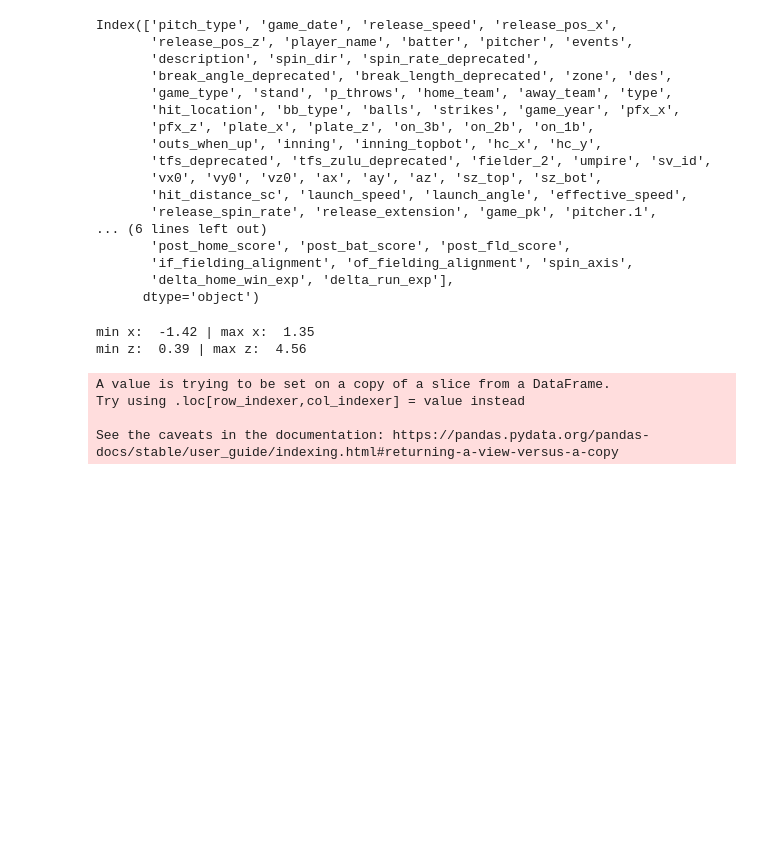
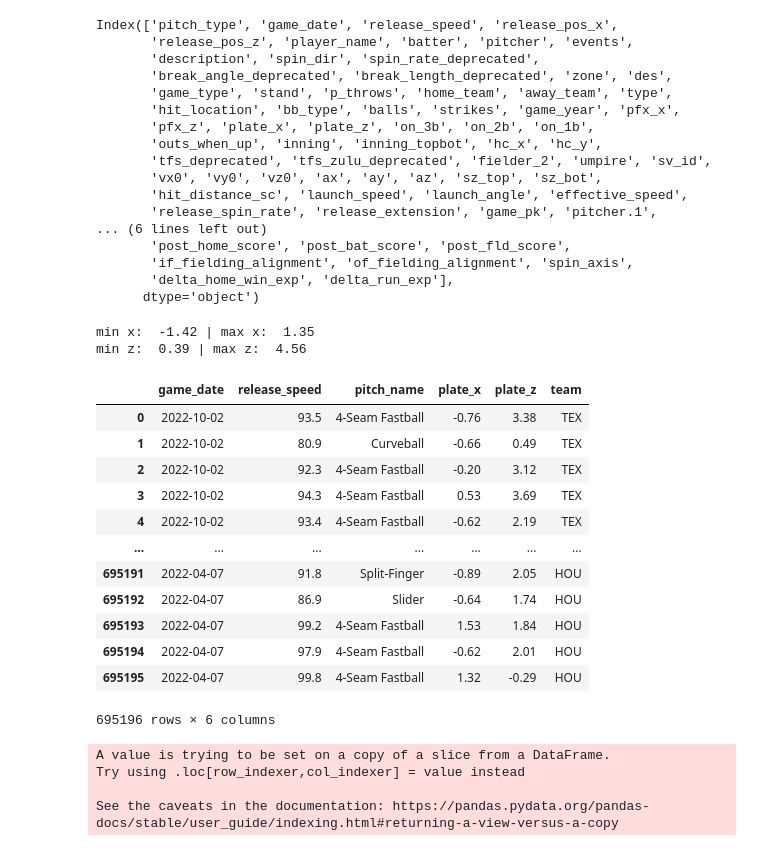
Before and after one commit to arridani/w209-final, a Jupyter notebook: notebooks/hypothesis1_eda.ipynb, the cells around one changed output. Saved outputs shown, nothing was run; the diff lists cells and outputs as text; code cells hidden in the pictures; blank space fills up the shorter version.

```diff
--- a/notebooks/hypothesis1_eda.ipynb
+++ b/notebooks/hypothesis1_eda.ipynb
@@ -29,19 +29,33 @@ Index(['pitch_type', 'game_date', 'release_speed', 'release_pos_x',
       dtype='object')
 # %%
 # filter columns
-columns = ['game_date', 'home_team', 'away_team', 'release_speed',
-       'inning_topbot', 'pitch_name',
-       'plate_x', 'plate_z', 'description']
+df['team'] = [row['away_team'] if row['inning_topbot'] == 'Top' else row['home_team'] for index,row in df.iterrows()]
+columns = ['game_date', 'release_speed', 'pitch_name',
+       'plate_x', 'plate_z', 'team']
 filtered = df[columns]
 # avg_pitch_speeds = df.groupby('pitch_name').mean()['release_speed'].reset_index()
 # filtered.merge(avg_pitch_speeds, on = 'pitch_name')
-# filtered.to_csv('../data/hypothesis_1_20221108.csv', index = False)
-only_strikes = filtered[filtered.description == 'called_strike']
+filtered.to_csv('../data/hypothesis_1_20221109.csv', index = False)
+only_strikes = df[df.description == 'called_strike']
 print('min x: ',only_strikes.plate_x.min(), '|', 'max x: ', only_strikes.plate_x.max())
 print('min z: ', only_strikes.plate_z.min(), '|', 'max z: ', only_strikes.plate_z.max())
+filtered
 # %% [output]
 min x:  -1.42 | max x:  1.35
 min z:  0.39 | max z:  4.56
+|  | game_date | release_speed | pitch_name | plate_x | plate_z | team |
+| 0 | 2022-10-02 | 93.5 | 4-Seam Fastball | -0.76 | 3.38 | TEX |
+| 1 | 2022-10-02 | 80.9 | Curveball | -0.66 | 0.49 | TEX |
+| 2 | 2022-10-02 | 92.3 | 4-Seam Fastball | -0.20 | 3.12 | TEX |
+| 3 | 2022-10-02 | 94.3 | 4-Seam Fastball | 0.53 | 3.69 | TEX |
+| 4 | 2022-10-02 | 93.4 | 4-Seam Fastball | -0.62 | 2.19 | TEX |
+| ... | ... | ... | ... | ... | ... | ... |
+| 695191 | 2022-04-07 | 91.8 | Split-Finger | -0.89 | 2.05 | HOU |
+| 695192 | 2022-04-07 | 86.9 | Slider | -0.64 | 1.74 | HOU |
+| 695193 | 2022-04-07 | 99.2 | 4-Seam Fastball | 1.53 | 1.84 | HOU |
+| 695194 | 2022-04-07 | 97.9 | 4-Seam Fastball | -0.62 | 2.01 | HOU |
+| 695195 | 2022-04-07 | 99.8 | 4-Seam Fastball | 1.32 | -0.29 | HOU |
+695196 rows × 6 columns
 # %%
 # filter columns
 columns = ['game_date', 'home_team', 'away_team', 'release_speed',
```
Also changed, not shown: 1 other file.
